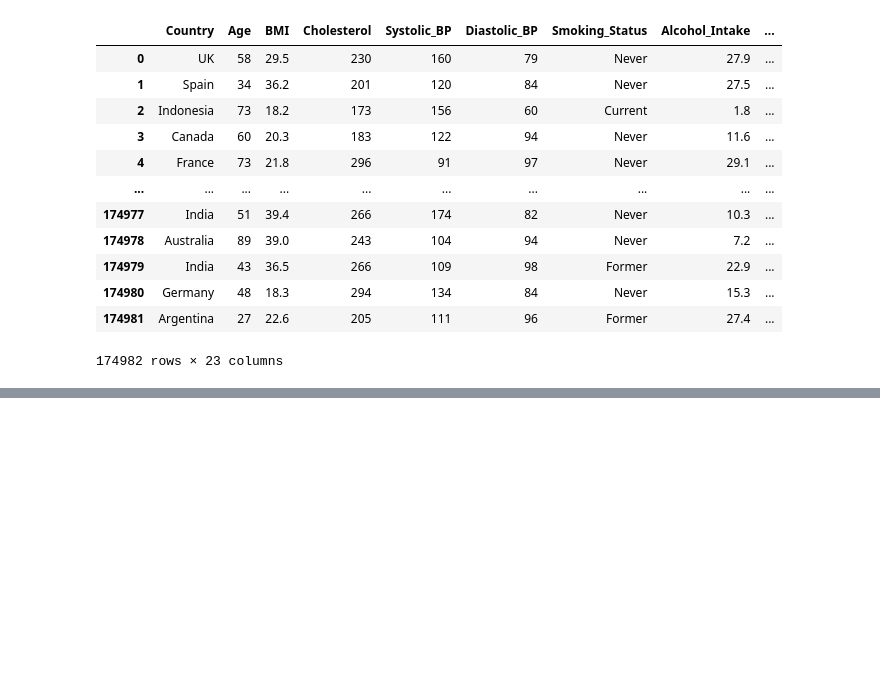
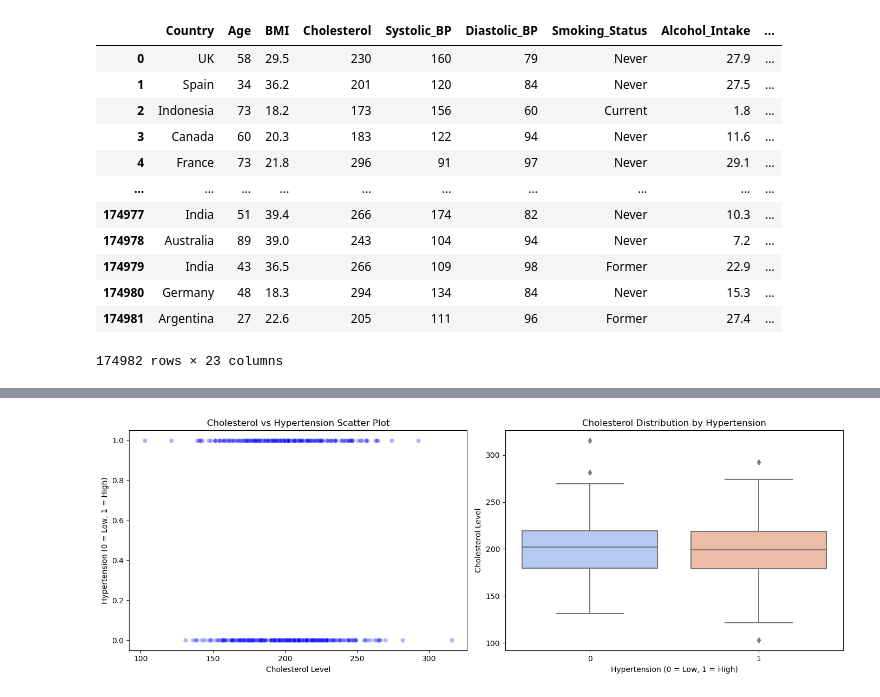
Before and after one commit to LieutLet/SpartaHackX, a Jupyter notebook: spartangroup.ipynb, the cells around one changed output, grey strips where cells are left out. Saved outputs shown, nothing was run; the diff lists cells and outputs as text; code cells hidden in the pictures; blank space fills up the shorter version.

```diff
--- a/spartangroup.ipynb
+++ b/spartangroup.ipynb
@@ -47,0 +175,35 @@ dataclean#already clean
+# %%
+import numpy as np
+import pandas as pd
+import matplotlib.pyplot as plt
+import seaborn as sns
+
+# Generate sample hypertension dataset
+np.random.seed(42)
+size = 500  # Sample size
+
+data = pd.DataFrame({
+    'Cholesterol': np.random.normal(200, 30, size),  # Simulated cholesterol values
+    'Hypertension': np.random.choice([0, 1], size=size, p=[0.6, 0.4])  # 0 = Low, 1 = High
+})
+
+# Create figure and axes for plots
+fig, axes = plt.subplots(1, 2, figsize=(14, 5))
+
+# Scatter Plot: Cholesterol vs Hypertension
+sns.scatterplot(ax=axes[0], x=data['Cholesterol'], y=data['Hypertension'], alpha=0.3, color='blue')
+axes[0].set_xlabel("Cholesterol Level")
+axes[0].set_ylabel("Hypertension (0 = Low, 1 = High)")
+axes[0].set_title("Cholesterol vs Hypertension Scatter Plot")
+
+# Box Plot: Cholesterol distribution by Hypertension
+sns.boxplot(ax=axes[1], x=data['Hypertension'], y=data['Cholesterol'], palette='coolwarm')
+axes[1].set_xlabel("Hypertension (0 = Low, 1 = High)")
+axes[1].set_ylabel("Cholesterol Level")
+axes[1].set_title("Cholesterol Distribution by Hypertension")
+
+# Show plots
+plt.tight_layout()
+plt.show()
+# %% [output]
+[figure, added]
```
Also changed, not shown: parts of 11 cells of this notebook.
